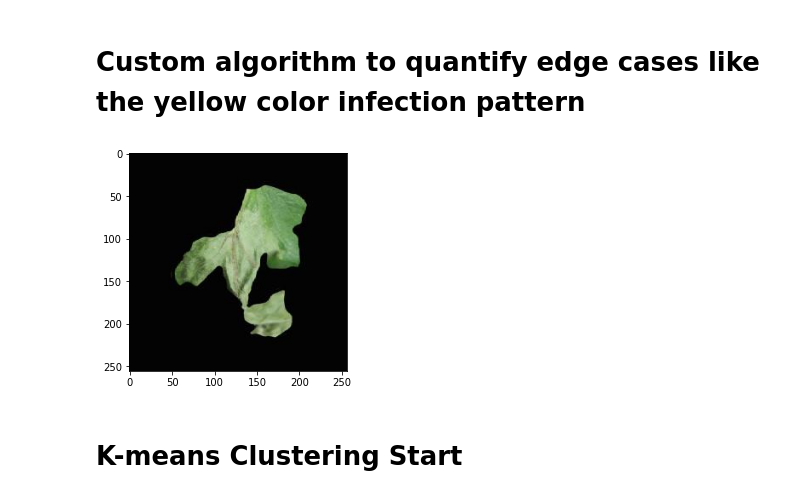
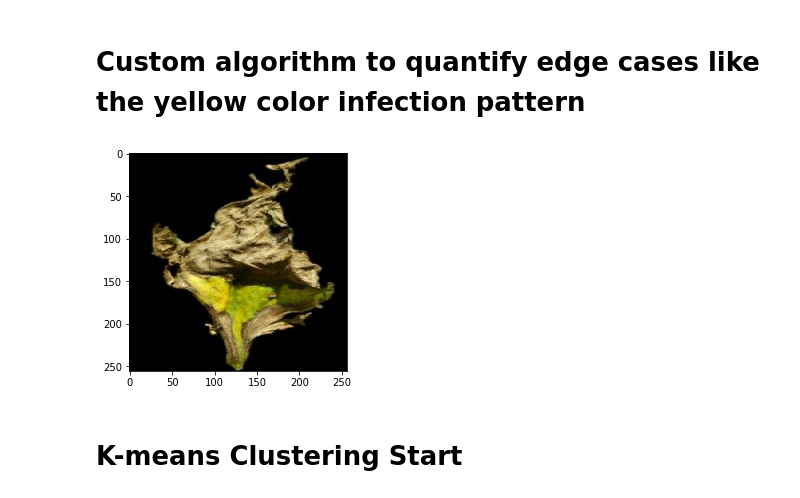
Before and after one commit to ascii-monk123/Tomato-Leaf-Disease-Quantification, a Jupyter notebook: Edge Case.ipynb, the cells around one changed output. Saved outputs shown, nothing was run; the diff lists cells and outputs as text; code cells hidden in the pictures.

```diff
--- a/Edge Case.ipynb
+++ b/Edge Case.ipynb
@@ -11,30 +11,30 @@ import seaborn as sns
 import plotly.graph_objects as go
 # %%
 #reading the image
-imgNo=49
+imgNo=50
 
-imgPath='/home/aahan/Documents/Minor Project/Tomato Late Blight/LB{}.jpg'.format(imgNo)
+imgPath='D:\Minor\Tomato-Leaf-Disease-Quantification\Tomato Late Blight\LB{}.jpg'.format(imgNo)
 image=cv2.cvtColor(cv2.imread(imgPath),cv2.COLOR_BGR2RGB)
 
 # resImg=[]
 # for pixel in image.reshape(-1,3):
 #     r,g,b=pixel[0],pixel[1],pixel[2]
 #     if r==0 and g==0 and b==0:
 #         resImg.append([255,255,255])
 #     else:
 #         resImg.append(pixel)
 # image=np.array(resImg,dtype=np.uint8).reshape(image.shape)
 
 
 plt.imshow(image)
 
 image=cv2.cvtColor(image,cv2.COLOR_RGB2LAB)
 
 l,a,b=cv2.split(image)
 
 l,a,b=(l.flatten(),a.flatten(),b.flatten())
 # %% [output]
-[figure, old version]
+[figure, new version]
 # %% [markdown]
 <h1> K-means Clustering Start</h1>
 # %% [markdown]
```
Also changed, not shown: parts of 5 cells of this notebook, 4 other files.
